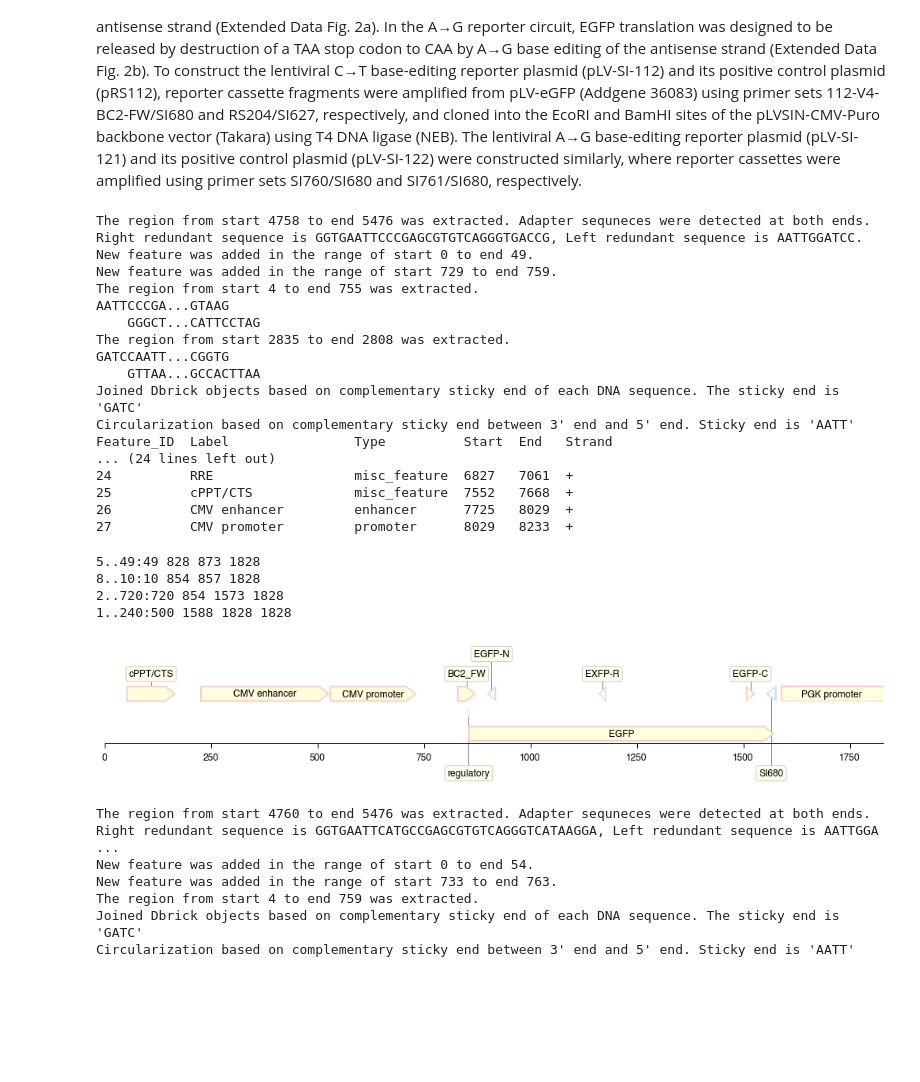
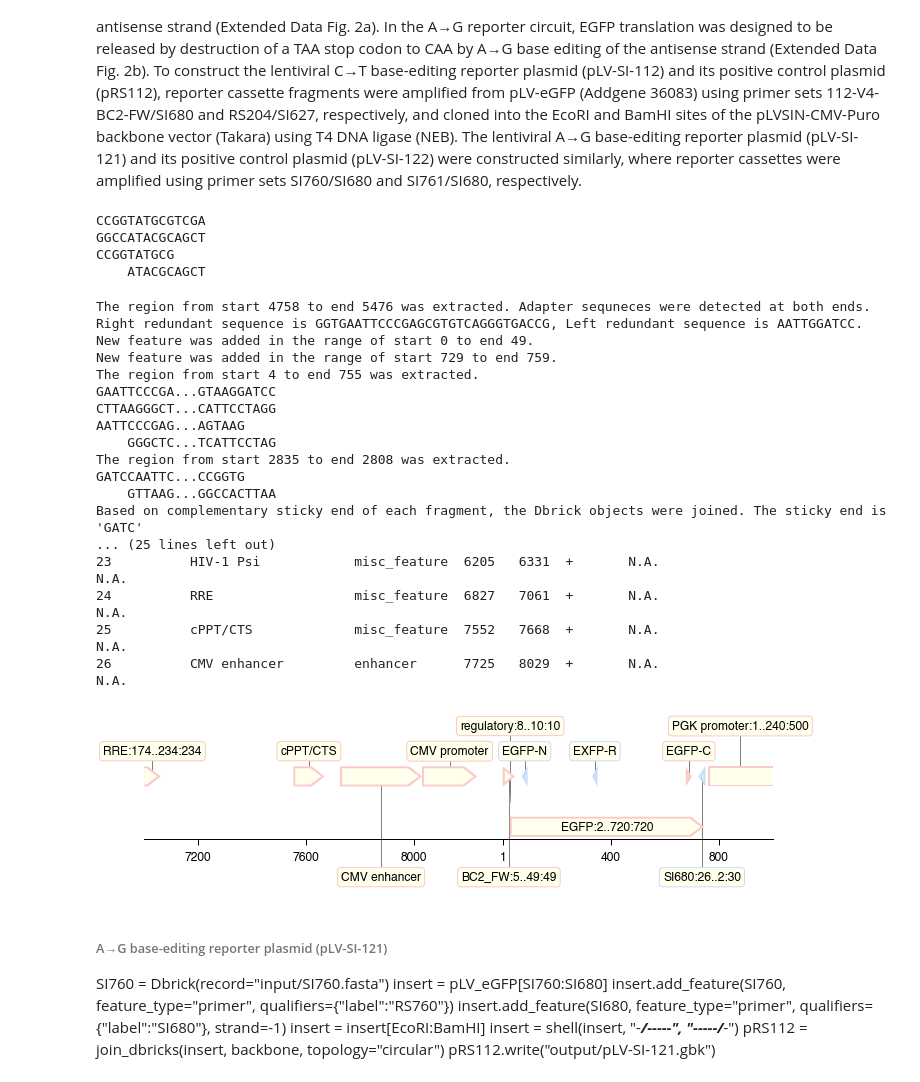
Before and after one commit to yachielab/QUEEN, a Jupyter notebook: notebook/sakata_et_al_2020/repoter_plamids.ipynb, the cells around one changed output. Cells and saved outputs as stored; diff of their text form; code cells hidden in the pictures; blank space fills up the shorter version.

Commit message:
dbrick version 0.1.0

```diff
--- a/notebook/sakata_et_al_2020/repoter_plamids.ipynb
+++ b/notebook/sakata_et_al_2020/repoter_plamids.ipynb
@@ -7,6 +7,15 @@ import sys
 sys.path.append("../../")
 from dbrick import *
 from vis_dbricks import *
+hoge = Dbrick(seq="CCGGTATGCGTCGA")
+hoge.print_dsdna()
+fuga = Dbrick(seq="CCGGTATGCG----/----ATACGCAGCT")
+fuga.print_dsdna()
+# %% [output]
+CCGGTATGCGTCGA
+GGCCATACGCAGCT
+CCGGTATGCG
+    ATACGCAGCT
 # %%
 pLV_eGFP   = Dbrick(record="input/addgene_36083.gbk")
 pLVSIN_pur = Dbrick(record="input/pLVSIN-CMV_pur.gb")
@@ -20,55 +29,45 @@ insert   = pLV_eGFP[BC2_FW:SI680]
 insert.add_feature(BC2_FW, feature_type="primer", qualifiers={"label":"BC2_FW"})
 insert.add_feature(SI680, feature_type="primer", qualifiers={"label":"SI680"}, strand=-1)
 insert   = insert[EcoRI:BamHI]
+insert.print_dsdna()
 insert   = shell(insert, "-AATTC/-----G", "G-----/CCTAG-") #Make sticky end
-insert.view_seq()
+insert.print_dsdna()
 backbone = pLVSIN_pur[BamHI:EcoRI]
 #backbone = shell(backbone,"-*****/----*","-----*/*****-") #Make sticky end with invalid stracture
-backbone   = shell(backbone, "-*****/-----*", "*-----/*****-") #Make sticky end
-backbone.view_seq()
+backbone = shell(backbone, "-*****/-----*", "*-----/*****-") #Make sticky end
+backbone.print_dsdna()
 pLV_SI_112 = join_dbricks(insert,backbone,topology="circular")
 pLV_SI_112.write("output/pLV-SI-112.gbk")
-pLV_SI_112.view_features()
+pLV_SI_112.print_features(detail=True)
 # %% [output]
 The region from start 4758 to end 5476 was extracted. Adapter sequneces were detected at both ends. Right redundant sequence is GGTGAATTCCCGAGCGTGTCAGGGTGACCG, Left redundant sequence is AATTGGATCC.
 New feature was added in the range of start 0 to end 49.
 New feature was added in the range of start 729 to end 759.
 The region from start 4 to end 755 was extracted.
-AATTCCCGA...GTAAG
-    GGGCT...CATTCCTAG
+GAATTCCCGA...GTAAGGATCC
+CTTAAGGGCT...CATTCCTAGG
+AATTCCCGAG...AGTAAG
+    GGGCTC...TCATTCCTAG
 The region from start 2835 to end 2808 was extracted.
-GATCCAATT...CGGTG
-    GTTAA...GCCACTTAA
-Joined Dbrick objects based on complementary sticky end of each DNA sequence. The sticky end is 'GATC'
-Circularization based on complementary sticky end between 3' end and 5' end. Sticky end is 'AATT'
-Feature_ID  Label                Type          Start  End   Strand
-... (24 lines left out)
-24          RRE                  misc_feature  6827   7061  +
-25          cPPT/CTS             misc_feature  7552   7668  +
-26          CMV enhancer         enhancer      7725   8029  +
-27          CMV promoter         promoter      8029   8233  +
+GATCCAATTC...CCGGTG
+    GTTAAG...GGCCACTTAA
+Based on complementary sticky end of each fragment, the Dbrick objects were joined. The sticky end is 'GATC'
+... (25 lines left out)
+23          HIV-1 Psi            misc_feature  6205   6331  +       N.A.                             N.A.
+24          RRE                  misc_feature  6827   7061  +       N.A.                             N.A.
+25          cPPT/CTS             misc_feature  7552   7668  +       N.A.                             N.A.
+26          CMV enhancer         enhancer      7725   8029  +       N.A.                             N.A.
 # %%
-fig = visualize(pLV_SI_112[7500:1000])
+fig = visualize(pLV_SI_112,7000,1000)
 # %% [output]
-5..49:49 828 873 1828
-8..10:10 854 857 1828
-2..720:720 854 1573 1828
-1..240:500 1588 1828 1828
-[figure, old version]
+[figure, new version]
-# %%
-#A→G base-editing reporter plasmid (pLV-SI-121)
-SI760 = Dbrick(record="input/SI760.fasta")
-insert = pLV_eGFP[SI760:SI680]
-insert.add_feature(SI760, feature_type="primer", qualifiers={"label":"RS760"})
-insert.add_feature(SI680, feature_type="primer", qualifiers={"label":"SI680"}, strand=-1)
-insert = insert[EcoRI:BamHI]
-insert = shell(insert, "-*****/-----*", "*-----/*****-")
-pRS112 = join_dbricks(insert, backbone, topology="circular")
-pRS112.write("output/pLV-SI-121.gbk")
-# %% [output]
-The region from start 4760 to end 5476 was extracted. Adapter sequneces were detected at both ends. Right redundant sequence is GGTGAATTCATGCCGAGCGTGTCAGGGTCATAAGGA, Left redundant sequence is AATTGGA ...
-New feature was added in the range of start 0 to end 54.
-New feature was added in the range of start 733 to end 763.
-The region from start 4 to end 759 was extracted.
-Joined Dbrick objects based on complementary sticky end of each DNA sequence. The sticky end is 'GATC'
-Circularization based on complementary sticky end between 3' end and 5' end. Sticky end is 'AATT'
+# %% [markdown]
+###### A→G base-editing reporter plasmid (pLV-SI-121)
+SI760 = Dbrick(record="input/SI760.fasta")
+insert = pLV_eGFP[SI760:SI680]
+insert.add_feature(SI760, feature_type="primer", qualifiers={"label":"RS760"})
+insert.add_feature(SI680, feature_type="primer", qualifiers={"label":"SI680"}, strand=-1)
+insert = insert[EcoRI:BamHI]
+insert = shell(insert, "-*****/-----*", "*-----/*****-")
+pRS112 = join_dbricks(insert, backbone, topology="circular")
+pRS112.write("output/pLV-SI-121.gbk")
```
Also changed, not shown: 25 other files.
